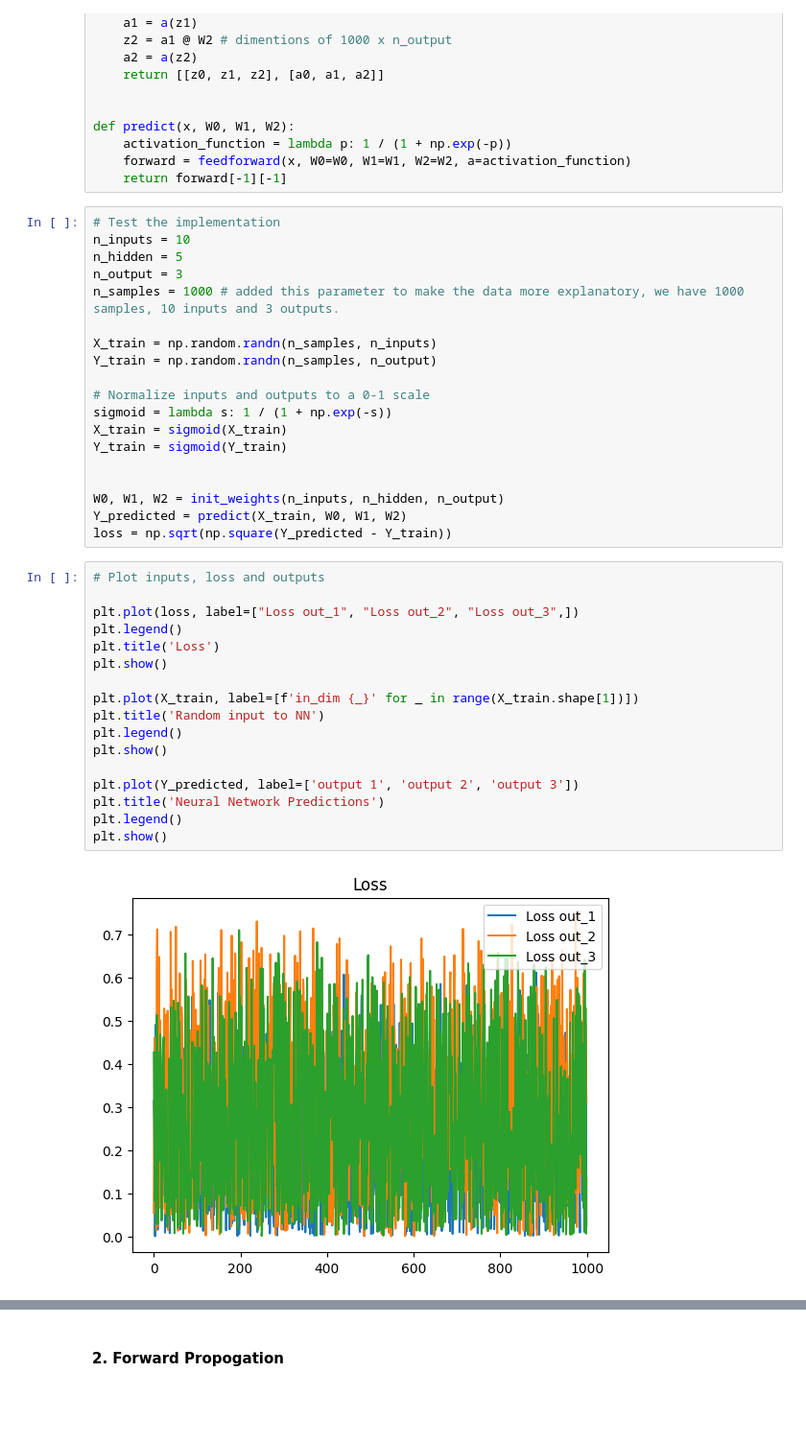
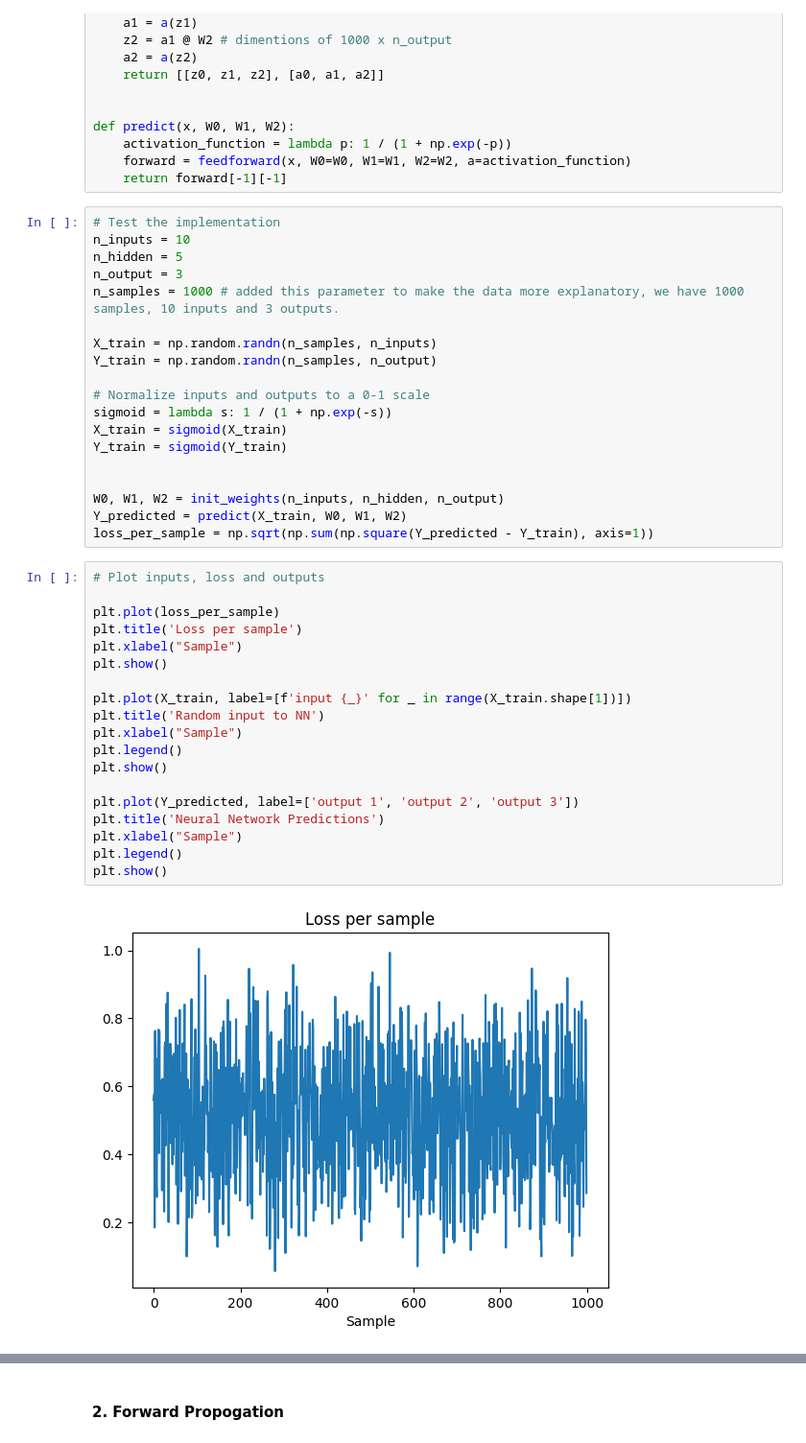
Before and after one commit to eladsimantov/Applied-ML-For-Engineers, a Jupyter notebook: HWks/HW3/HW3.ipynb, the cells around one changed output, grey strips where cells are left out. Shown at 96% size. Cells and saved outputs as stored; diff of their text form; blank space fills up the shorter version.

```diff
--- a/HWks/HW3/HW3.ipynb
+++ b/HWks/HW3/HW3.ipynb
@@ -71,23 +95,25 @@ Y_train = sigmoid(Y_train)
 
 W0, W1, W2 = init_weights(n_inputs, n_hidden, n_output)
 Y_predicted = predict(X_train, W0, W1, W2)
-loss = np.sqrt(np.square(Y_predicted - Y_train))
+loss_per_sample = np.sqrt(np.sum(np.square(Y_predicted - Y_train), axis=1))
 # %%
 # Plot inputs, loss and outputs
 
-plt.plot(loss, label=["Loss out_1", "Loss out_2", "Loss out_3",])
-plt.legend()
-plt.title('Loss')
+plt.plot(loss_per_sample)
+plt.title('Loss per sample')
+plt.xlabel("Sample")
 plt.show()
 
-plt.plot(X_train, label=[f'in_dim {_}' for _ in range(X_train.shape[1])])
+plt.plot(X_train, label=[f'input {_}' for _ in range(X_train.shape[1])])
 plt.title('Random input to NN')
+plt.xlabel("Sample")
 plt.legend()
 plt.show()
 
 plt.plot(Y_predicted, label=['output 1', 'output 2', 'output 3'])
 plt.title('Neural Network Predictions')
+plt.xlabel("Sample")
 plt.legend()
 plt.show()
 # %% [output]
-[figure, old version]
+[figure, new version]
```
Also changed, not shown: parts of 6 cells of this notebook.
